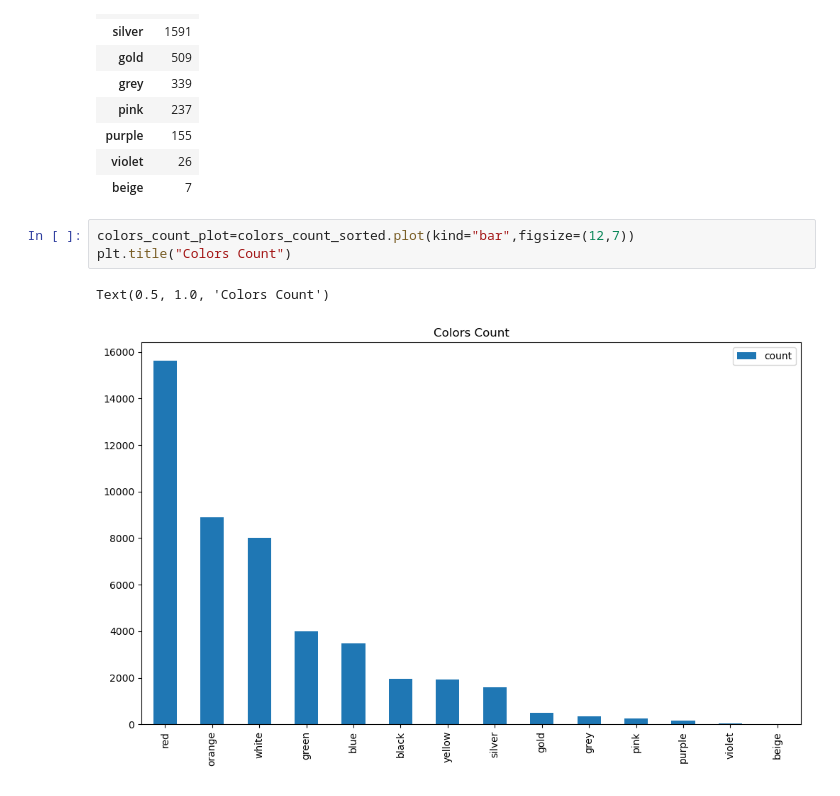
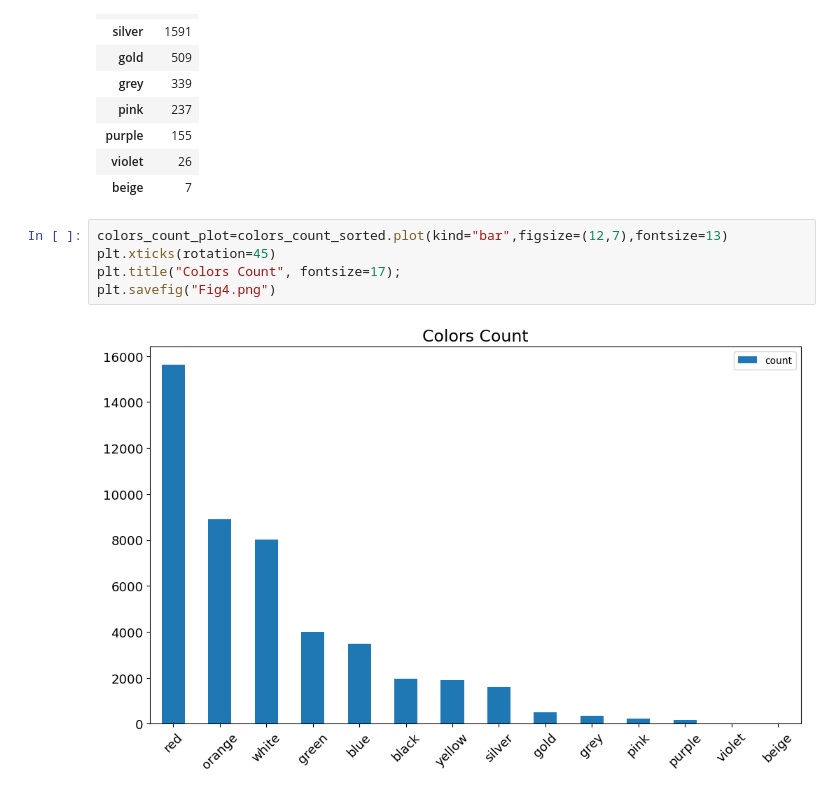
Before and after one commit to fountainsam/Team3_Project1, a Jupyter notebook: scrubbed_ufo.ipynb, the cells around one changed output. Saved outputs shown, nothing was run; the diff lists cells and outputs as text.

```diff
--- a/scrubbed_ufo.ipynb
+++ b/scrubbed_ufo.ipynb
@@ -336,8 +342,9 @@ colors_count_sorted
 | violet | 26 |
 | beige | 7 |
 # %%
-colors_count_plot=colors_count_sorted.plot(kind="bar",figsize=(12,7))
-plt.title("Colors Count")
+colors_count_plot=colors_count_sorted.plot(kind="bar",figsize=(12,7),fontsize=13)
+plt.xticks(rotation=45)
+plt.title("Colors Count", fontsize=17);
+plt.savefig("Fig4.png")
 # %% [output]
-Text(0.5, 1.0, 'Colors Count')
-[figure, old version]
+[figure, new version]
```
Also changed, not shown: parts of 5 cells of this notebook, 4 other files.
